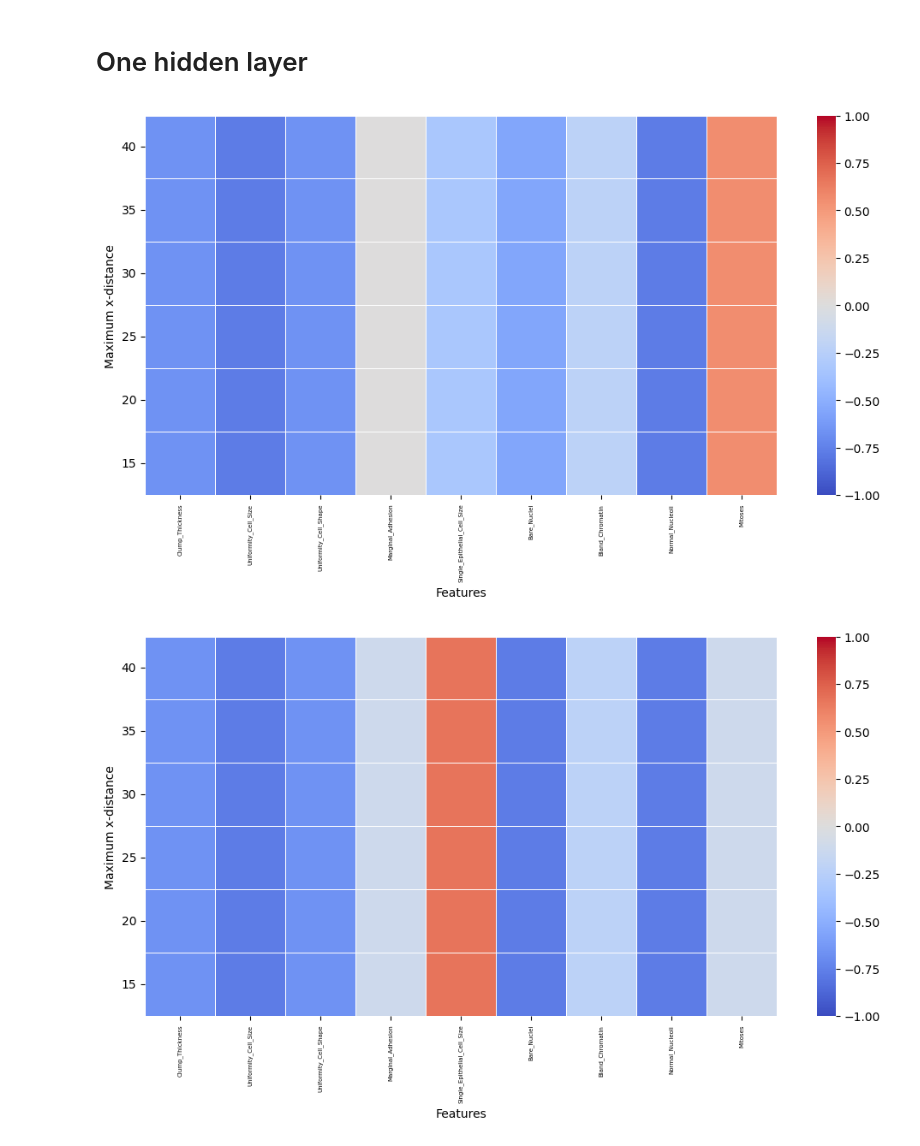
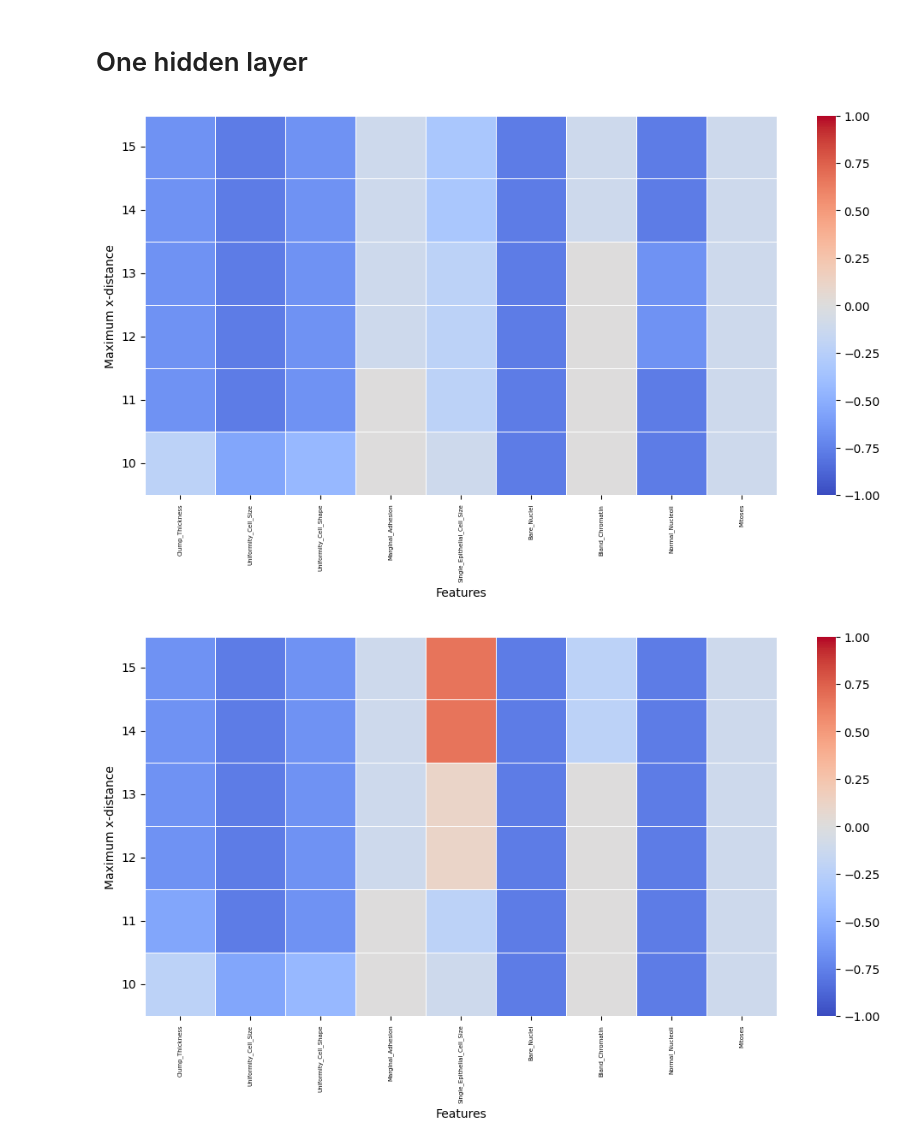
Before and after one commit to davhol02/Robust-Counterfactual-Decisions, a Jupyter notebook: pruebaClasificacion.ipynb, the cells around one changed output. Cells and saved outputs as stored; diff of their text form; code cells hidden in the pictures.

```diff
--- a/pruebaClasificacion.ipynb
+++ b/pruebaClasificacion.ipynb
@@ -117,11 +190,11 @@ from NNClassificationDRO import NNClassificationDRO
 prueba = NNClassificationDRO(X,y)
 prueba.fit()
 # %%
-prueba.plot_heatmap(col_names,p=2,theta=100000000,epsList=[40,35,30,25,20,15])
+prueba.plot_heatmap(col_names,p=1,theta=1,epsList=[15,14,13,12,11,10])
 # %% [output]
-[figure, old version]
+[figure, new version]
 # %%
-prueba.plot_heatmap(col_names,p=1,theta=0,epsList=[40,35,30,25,20,15])
+prueba.plot_heatmap(col_names,p=1,theta=0,epsList=[15,14,13,12,11,10])
 # %% [output]
-[figure, old version]
+[figure, new version]
 # %%
```
Also changed, not shown: parts of 20 cells of this notebook, 5 other files.
